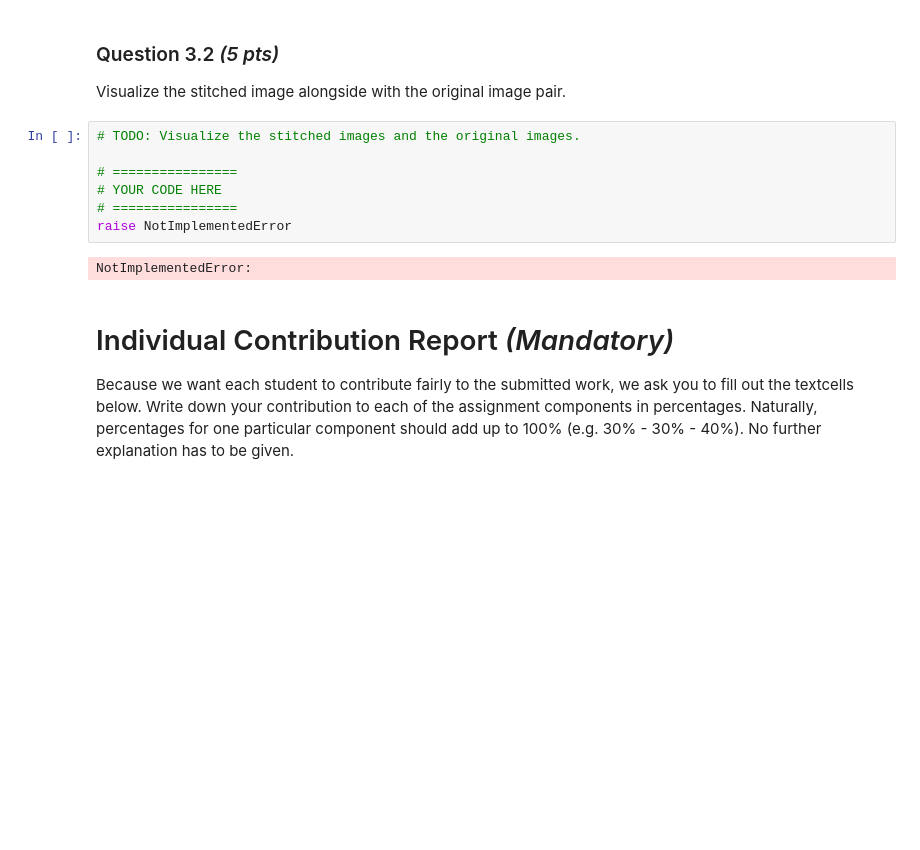
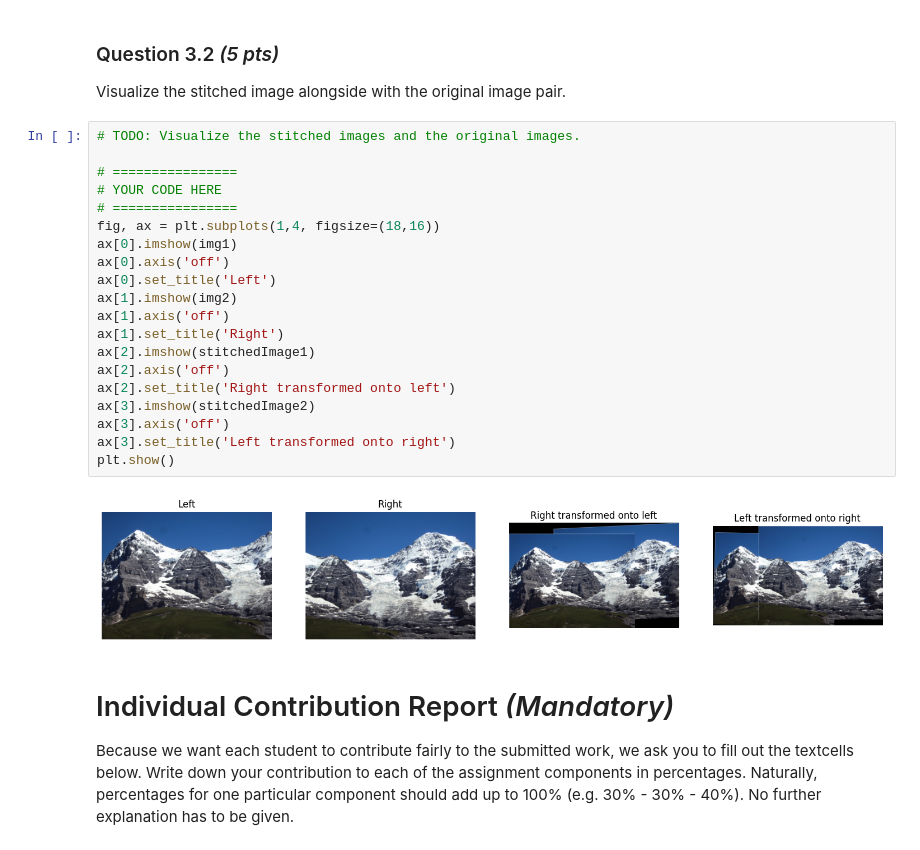
Before and after one commit to juellsprott/CV1, a Jupyter notebook: Lab4/13181017_15164640_15102483.ipynb, the cells around one changed output. Drawn from its saved outputs; the diff is of its cells as text; blank space fills up the shorter version.

```diff
--- a/Lab4/13181017_15164640_15102483.ipynb
+++ b/Lab4/13181017_15164640_15102483.ipynb
@@ -560,15 +562,28 @@ Outliers removed:         687
 # %% [markdown]
  ### Question 3.2 *(5 pts)*
 Visualize the stitched image alongside with the original image pair.
-# %%
-# TODO: Visualize the stitched images and the original images.
-
-# ================
-# YOUR CODE HERE
-# ================
-raise NotImplementedError
-# %% [output]
-NotImplementedError:
+# %%
+# TODO: Visualize the stitched images and the original images.
+
+# ================
+# YOUR CODE HERE
+# ================
+fig, ax = plt.subplots(1,4, figsize=(18,16))
+ax[0].imshow(img1)
+ax[0].axis('off')
+ax[0].set_title('Left')
+ax[1].imshow(img2)
+ax[1].axis('off')
+ax[1].set_title('Right')
+ax[2].imshow(stitchedImage1)
+ax[2].axis('off')
+ax[2].set_title('Right transformed onto left')
+ax[3].imshow(stitchedImage2)
+ax[3].axis('off')
+ax[3].set_title('Left transformed onto right')
+plt.show()
+# %% [output]
+[figure, added]
 # %% [markdown]
  # Individual Contribution Report *(Mandatory)*
 
```
Also changed, not shown: parts of 4 cells of this notebook, 1 other file.
